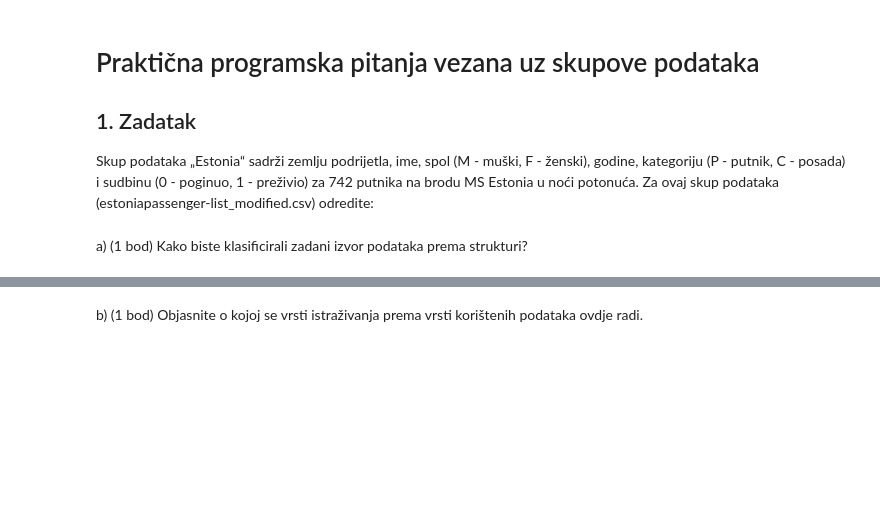
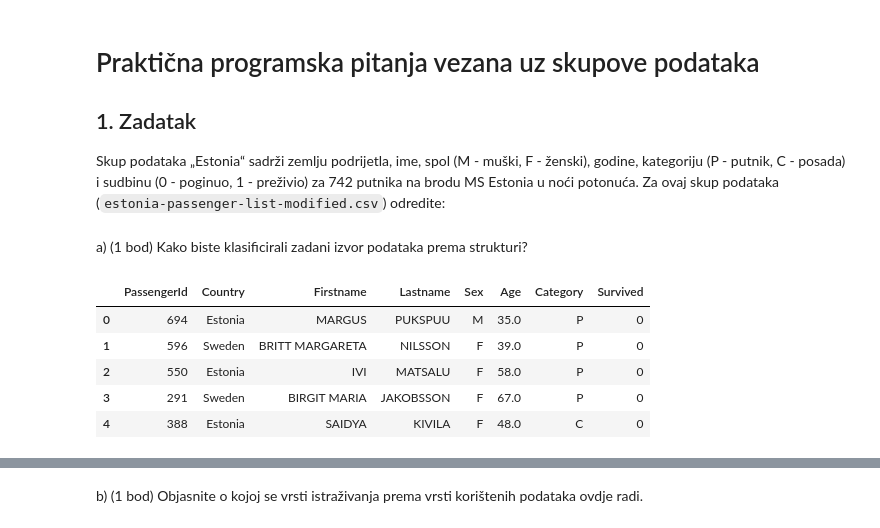
Before and after one commit to domamaric/UZOP, a Jupyter notebook: uzop_ogledni_ZI.ipynb, the cells around one changed output, grey strips where cells are left out. Drawn from its saved outputs; the diff is of its cells as text; code cells hidden in the pictures; blank space fills up the shorter version.

```diff
--- a/uzop_ogledni_ZI.ipynb
+++ b/uzop_ogledni_ZI.ipynb
@@ -4,6 +4,6 @@
 ## 1. Zadatak
 Skup podataka „Estonia“ sadrži zemlju podrijetla, ime, spol (M - muški, F - ženski),
 godine, kategoriju (P - putnik, C - posada) i sudbinu (0 - poginuo, 1 - preživio) za 742
-putnika na brodu MS Estonia u noći potonuća. Za ovaj skup podataka (estoniapassenger-list_modified.csv) odredite:
+putnika na brodu MS Estonia u noći potonuća. Za ovaj skup podataka (`estonia-passenger-list-modified.csv`) odredite:
 # %% [markdown]
 a) (1 bod) Kako biste klasificirali zadani izvor podataka prema strukturi?
@@ -10 +14,13 @@ a) (1 bod) Kako biste klasificirali zadani izvor podataka prema strukturi?
+# %%
+dataset_dir = Path("./datasets/")
+
+df = pd.read_csv(dataset_dir / "estonia-passenger-list-modified.csv")
+df.head()
+# %% [output]
+|  | PassengerId | Country | Firstname | Lastname | Sex | Age | Category | Survived |
+| 0 | 694 | Estonia | MARGUS | PUKSPUU | M | 35.0 | P | 0 |
+| 1 | 596 | Sweden | BRITT MARGARETA | NILSSON | F | 39.0 | P | 0 |
+| 2 | 550 | Estonia | IVI | MATSALU | F | 58.0 | P | 0 |
+| 3 | 291 | Sweden | BIRGIT MARIA | JAKOBSSON | F | 67.0 | P | 0 |
+| 4 | 388 | Estonia | SAIDYA | KIVILA | F | 48.0 | C | 0 |
 # %% [markdown]
```
Also changed, not shown: parts of 24 cells of this notebook.
